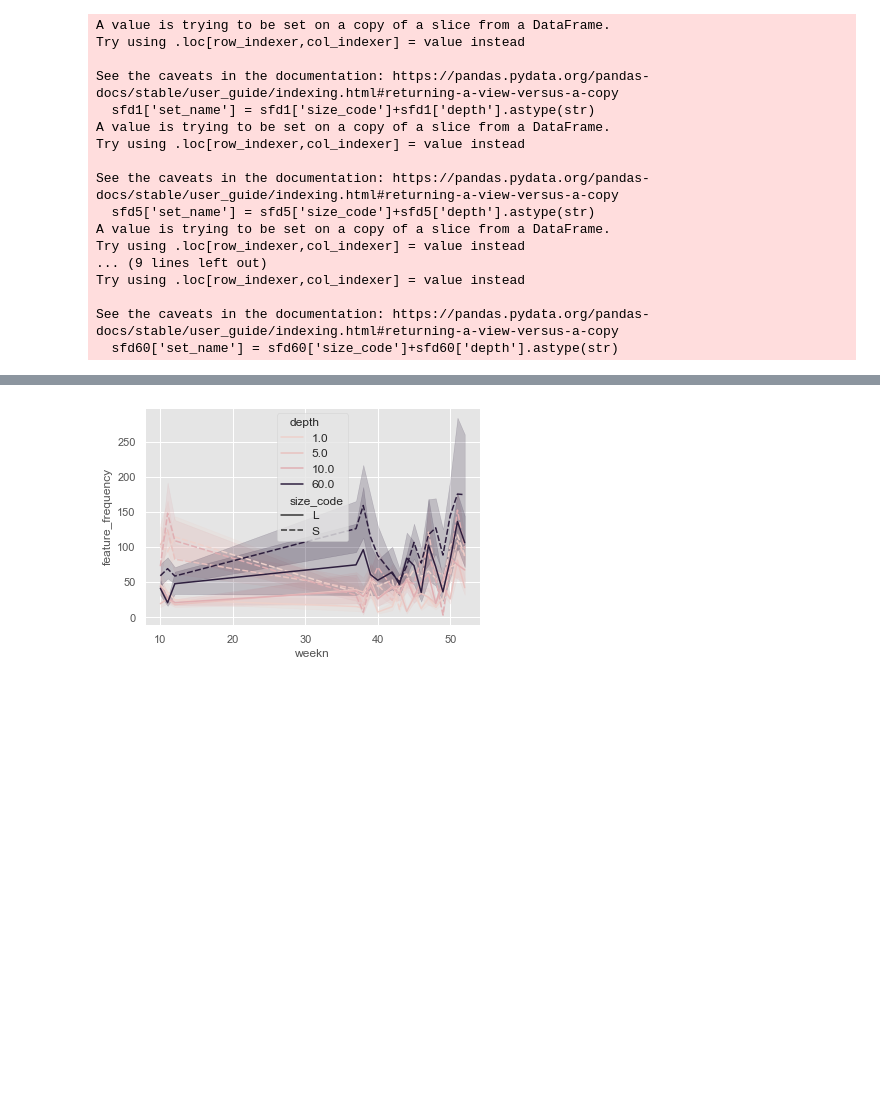
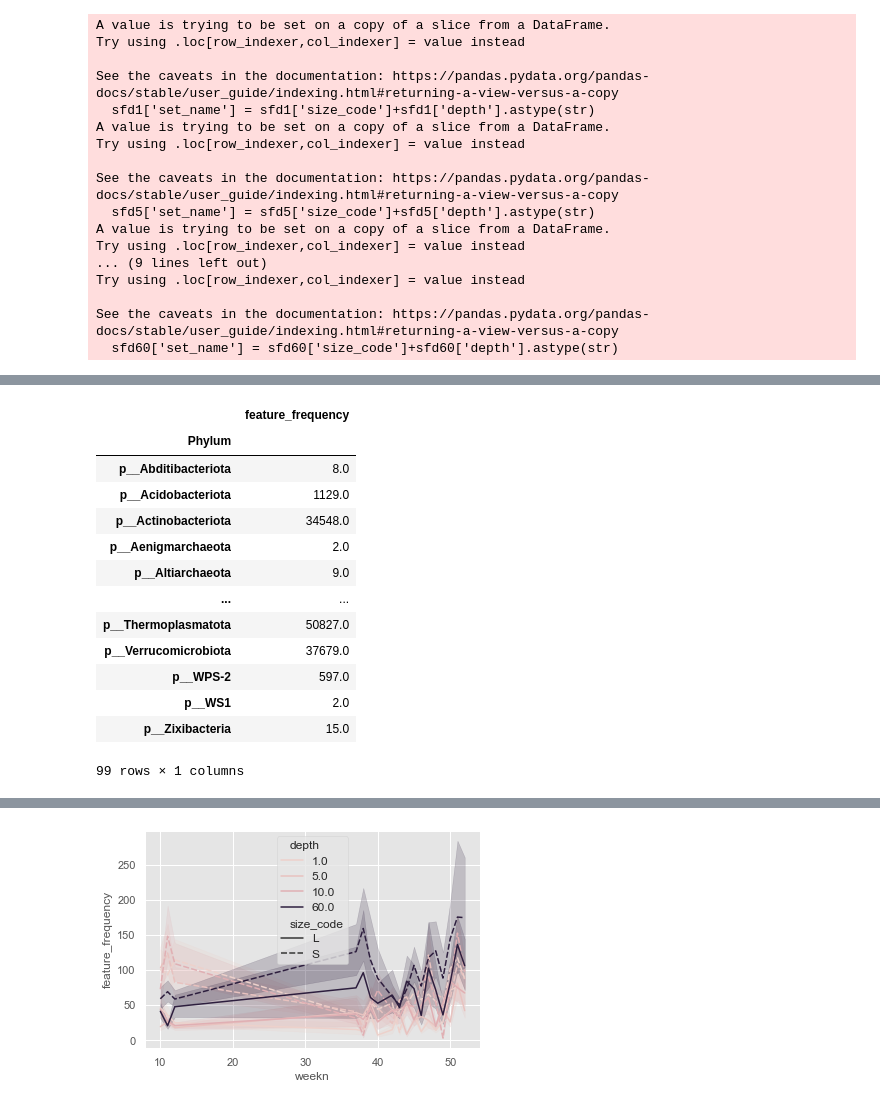
Before and after one commit to dianahaider/size_fractions, a Jupyter notebook: bb2022_sf.ipynb, the cells around one changed output, grey strips where cells are left out. Drawn from its saved outputs; the diff is of its cells as text; code cells hidden in the pictures; blank space fills up the shorter version.

```diff
--- a/bb2022_sf.ipynb
+++ b/bb2022_sf.ipynb
@@ -573,6 +573,10 @@ sfd5=copy_of[copy_of.depth==5]
 sfd10=copy_of[copy_of.depth==10]
 sfd30=copy_of[copy_of.depth==30]
 sfd60=copy_of[copy_of.depth==60]
+# %%
+cumulab = copy_of[['feature_frequency', 'depth', 'size_code', 'Phylum']].copy()
+# %%
+cumulab1 = cumulab.groupby(['Phylum']).agg({'feature_frequency':sum})
 # %%
 copy_off = copy_of.copy()
 # %%
@@ -720,3 +722,20 @@ KeyError: 'Phylum'
 resultpivot = resultpivot.fillna(0)
 # %%
 resultpivot[resultpivot != 0] = 1
+# %%
+cumulab1
+# %% [output]
+|  | feature_frequency |
+| Phylum |  |
+| p__Abditibacteriota | 8.0 |
+| p__Acidobacteriota | 1129.0 |
+| p__Actinobacteriota | 34548.0 |
+| p__Aenigmarchaeota | 2.0 |
+| p__Altiarchaeota | 9.0 |
+| ... | ... |
+| p__Thermoplasmatota | 50827.0 |
+| p__Verrucomicrobiota | 37679.0 |
+| p__WPS-2 | 597.0 |
+| p__WS1 | 2.0 |
+| p__Zixibacteria | 15.0 |
+99 rows × 1 columns
```
Also changed, not shown: parts of 4 cells of this notebook, 2 other files.
